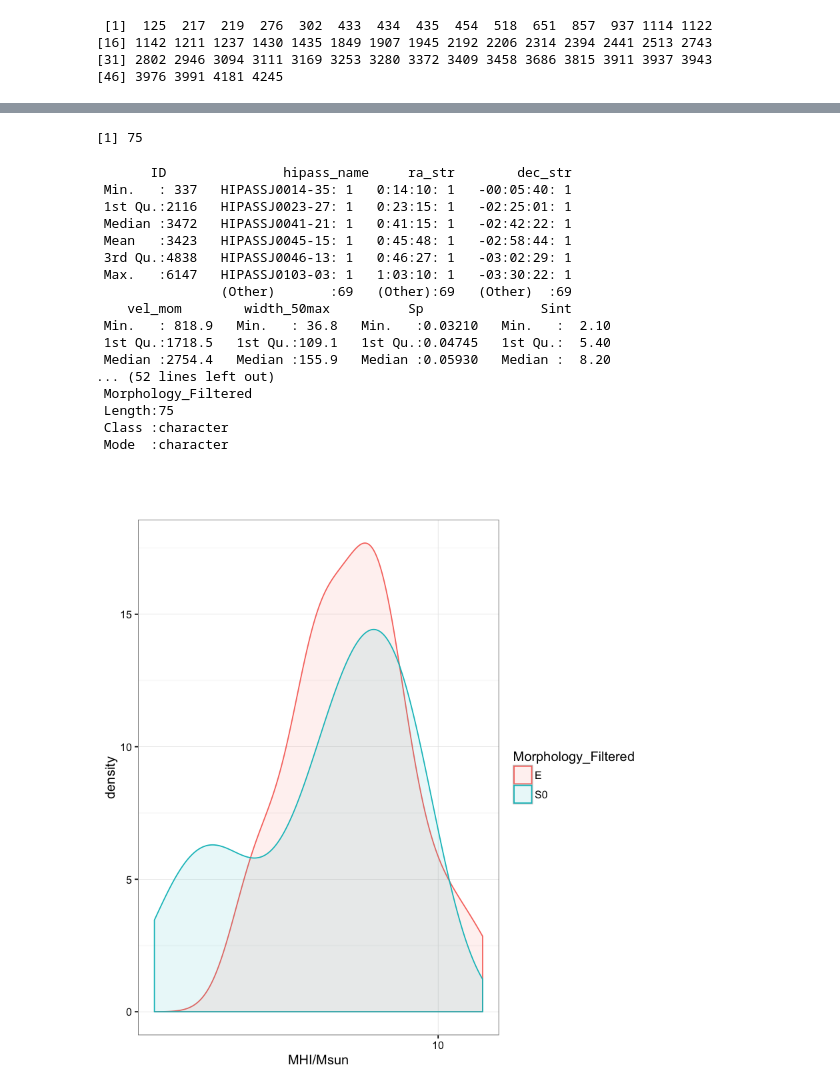
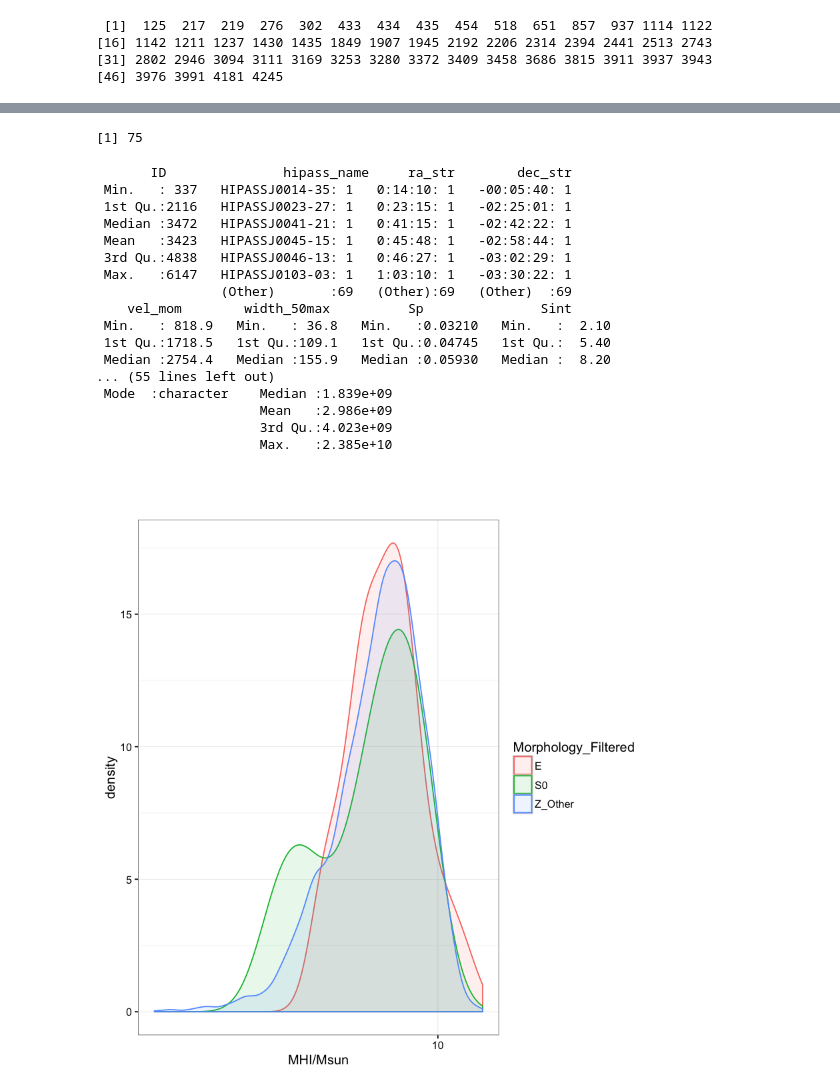
Before and after one commit to jpiscionere/HI_Project, a Jupyter notebook: Source/E_vs_S0.ipynb, the cells around one changed output, grey strips where cells are left out. Drawn from its saved outputs; the diff is of its cells as text; code cells hidden in the pictures.

```diff
--- a/Source/E_vs_S0.ipynb
+++ b/Source/E_vs_S0.ipynb
@@ -236,6 +236,8 @@ E_index=which(grepl('E', df$Morphology)=="TRUE" &
               grepl('2MASS',df$Morphology)=="FALSE" &
               grepl('NELG',df$Morphology)=="FALSE")
 df$Morphology[E_index]
+df$Morphology_Filtered="Z_Other"
+df$Morphology_Filtered[E_index]="E"
 # %% [output]
  [1] E                  E                  E?                 E5-6           Sy2
  [5] E                  E                  E                  E
@@ -250,6 +252,7 @@ df$Morphology[grepl("S0",df$Morphology)=="TRUE"]
 length(df$Morphology[grepl("S0",df$Morphology)=="TRUE"])
 S0_index=which(grepl("S0",df$Morphology)=="TRUE")
 which(grepl("S0",df$Morphology)=="TRUE")
+df$Morphology_Filtered[S0_index]="S0"
 # %% [output]
  [1] S0+:                 S0?                  S0
  [4] S0                   S0?                  S0?
@@ -338,13 +346,14 @@ summary(df_new)
  Min.   : 818.9   Min.   : 36.8   Min.   :0.03210   Min.   :  2.10
  1st Qu.:1718.5   1st Qu.:109.1   1st Qu.:0.04745   1st Qu.:  5.40
  Median :2754.4   Median :155.9   Median :0.05930   Median :  8.20
-... (52 lines left out)
- Morphology_Filtered
- Length:75
- Class :character
- Mode  :character
+... (55 lines left out)
+ Mode  :character    Median :1.839e+09
+                     Mean   :2.986e+09
+                     3rd Qu.:4.023e+09
+                     Max.   :2.385e+10
 # %%
 df_new$M_HI=2.365*10^5*(df_new$vel_mom/H0)^2*df_new$Sint
+df$M_HI=2.365*10^5*(df$vel_mom/H0)^2*df$Sint
 # %%
 df_new$Morphology_Filtered[grepl("S0",df_new$Morphology)=="TRUE"]="S0"
 df_new$Morphology_Filtered[grepl('E', df_new$Morphology)=="TRUE" &
@@ -354,8 +363,8 @@ df_new$Morphology_Filtered[grepl('E', df_new$Morphology)=="TRUE" &
 # %% [markdown]
 #
 # %%
-ggplot(df_new,aes(log10(M_HI),color=Morphology_Filtered,fill=Morphology_Filtered)) +
+ggplot(df,aes(log10(M_HI),color=Morphology_Filtered,fill=Morphology_Filtered)) +
 geom_density(alpha=0.1) + xlab("MHI/Msun") + theme_bw() + scale_x_log10()
 # %% [output]
-[figure, old version]
+[figure, new version]
 # %%
```
Also changed, not shown: parts of 6 cells of this notebook, 10 other files.
